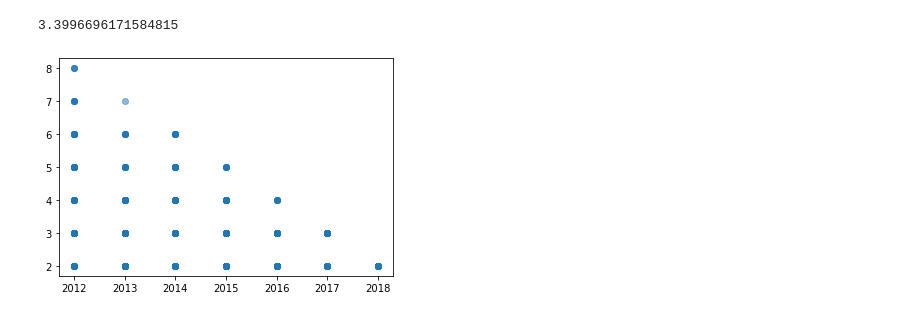
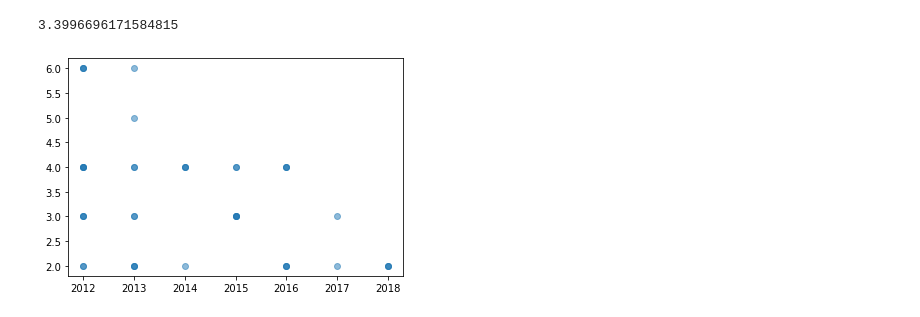
Before and after one commit to nachxnx/IA-MCT-GRUPO4, a Jupyter notebook: Civil/PreProcesamiento.ipynb, the cells around one changed output. Cells and saved outputs as stored; diff of their text form; code cells hidden in the pictures.

```diff
--- a/Civil/PreProcesamiento.ipynb
+++ b/Civil/PreProcesamiento.ipynb
@@ -202,10 +202,10 @@ np.mean(prediccion)
 # %% [output]
 3.3996696171584815
 # %%
-plt.scatter(X_train,Y_train,alpha=0.5)
+plt.scatter(X_test,Y_test,alpha=0.5)
 plt.show()
 # %% [output]
-[figure, old version]
+[figure, new version]
 # %%
 #'es_4104'
 #primerS.loc[['es_4134']]
```
